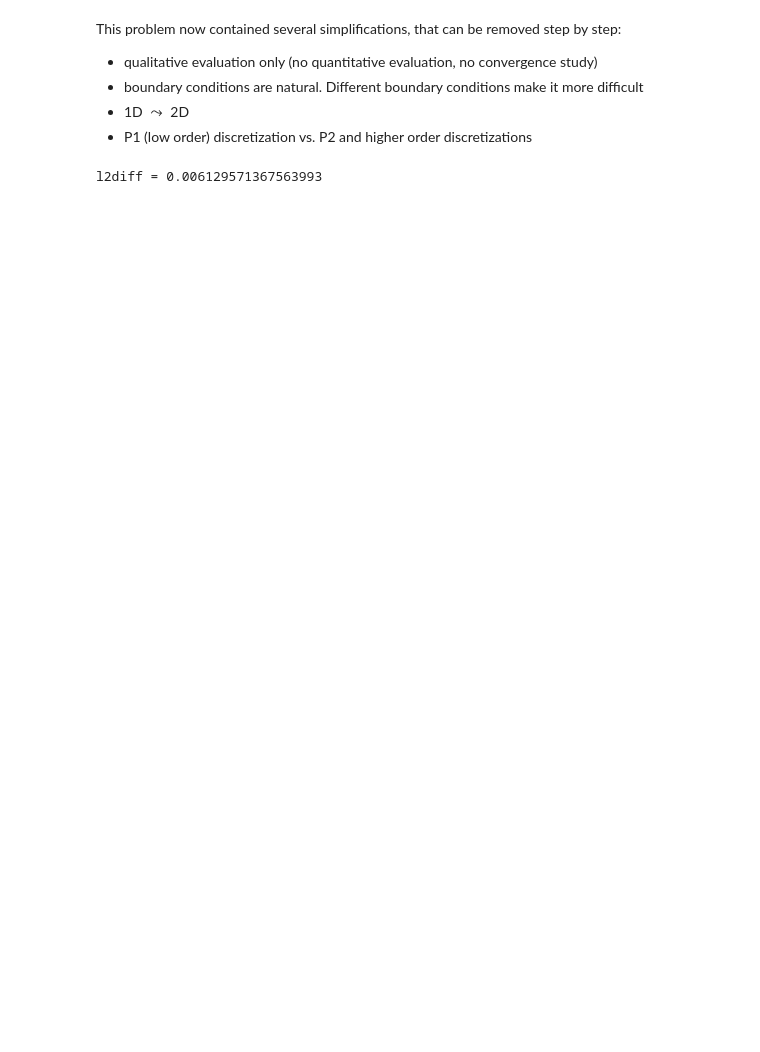
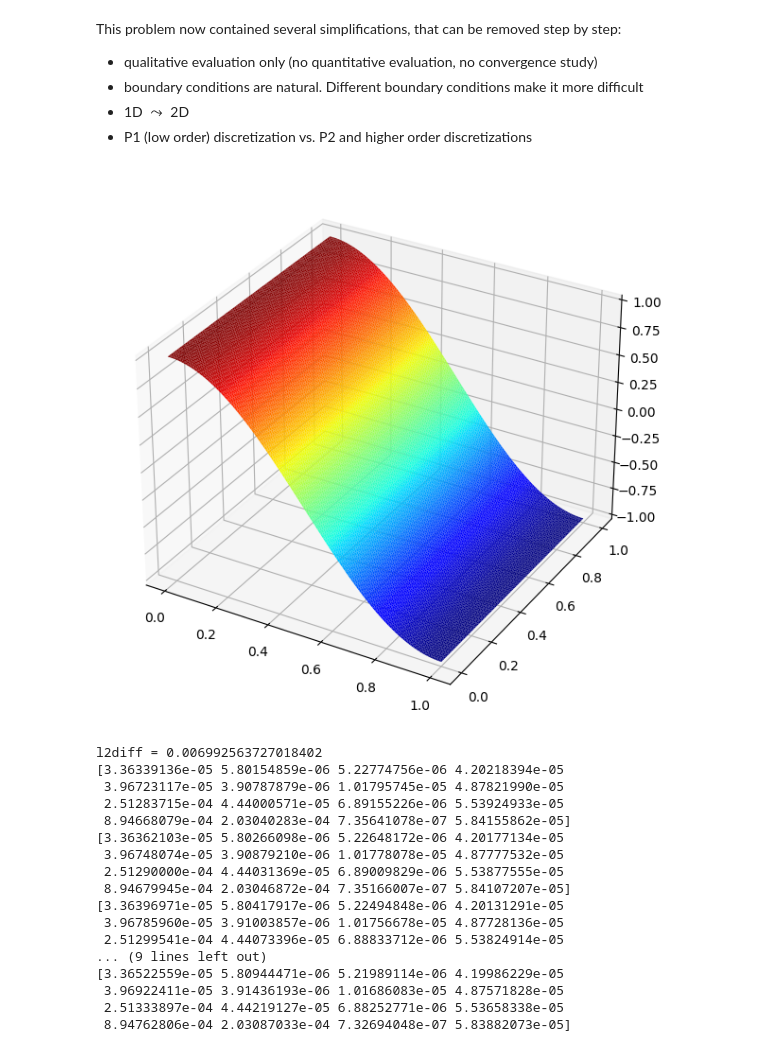
Before and after one commit to ilyagutkin/Bachelorarbeit-Rechenpraktikum-ilyagutkin, a Jupyter notebook: demos/simple_poisson_2d.ipynb, the cells around one changed output. Saved outputs shown, nothing was run; the diff lists cells and outputs as text; code cells hidden in the pictures; blank space fills up the shorter version.

```diff
--- a/demos/simple_poisson_2d.ipynb
+++ b/demos/simple_poisson_2d.ipynb
@@ -95,9 +101,34 @@ This problem now contained several simplifications, that can be removed step by
 # %%
 from methodsnm.forms import compute_difference_L2
 
 uex =  GlobalFunction(lambda x: cos(pi*x[0]), mesh = mesh)
 l2diff = compute_difference_L2(uh, uex, mesh, intorder = 6)
-
+DrawFunction2D(uex)
 print("l2diff =", l2diff)
+sumint = 0
+for elnr in range(6):
+        trafo = mesh.trafo(elnr)
+        intrule = select_integration_rule(6, trafo.eltype)
+        uhvals = uh.evaluate(intrule.nodes, trafo)
+        uexvals = uex.evaluate(intrule.nodes, trafo)
+        diff = np.zeros(len(intrule.nodes))
+        print((uhvals - uexvals)**2)
 # %% [output]
+[figure, added]
-l2diff = 0.006129571367563993
+l2diff = 0.006992563727018402
+[3.36339136e-05 5.80154859e-06 5.22774756e-06 4.20218394e-05
+ 3.96723117e-05 3.90787879e-06 1.01795745e-05 4.87821990e-05
+ 2.51283715e-04 4.44000571e-05 6.89155226e-06 5.53924933e-05
+ 8.94668079e-04 2.03040283e-04 7.35641078e-07 5.84155862e-05]
+[3.36362103e-05 5.80266098e-06 5.22648172e-06 4.20177134e-05
+ 3.96748074e-05 3.90879210e-06 1.01778078e-05 4.87777532e-05
+ 2.51290000e-04 4.44031369e-05 6.89009829e-06 5.53877555e-05
+ 8.94679945e-04 2.03046872e-04 7.35166007e-07 5.84107207e-05]
+[3.36396971e-05 5.80417917e-06 5.22494848e-06 4.20131291e-05
+ 3.96785960e-05 3.91003857e-06 1.01756678e-05 4.87728136e-05
+ 2.51299541e-04 4.44073396e-05 6.88833712e-06 5.53824914e-05
+... (9 lines left out)
+[3.36522559e-05 5.80944471e-06 5.21989114e-06 4.19986229e-05
+ 3.96922411e-05 3.91436193e-06 1.01686083e-05 4.87571828e-05
+ 2.51333897e-04 4.44219127e-05 6.88252771e-06 5.53658338e-05
+ 8.94762806e-04 2.03087033e-04 7.32694048e-07 5.83882073e-05]
```
Also changed, not shown: parts of 5 cells of this notebook, 8 other files.
